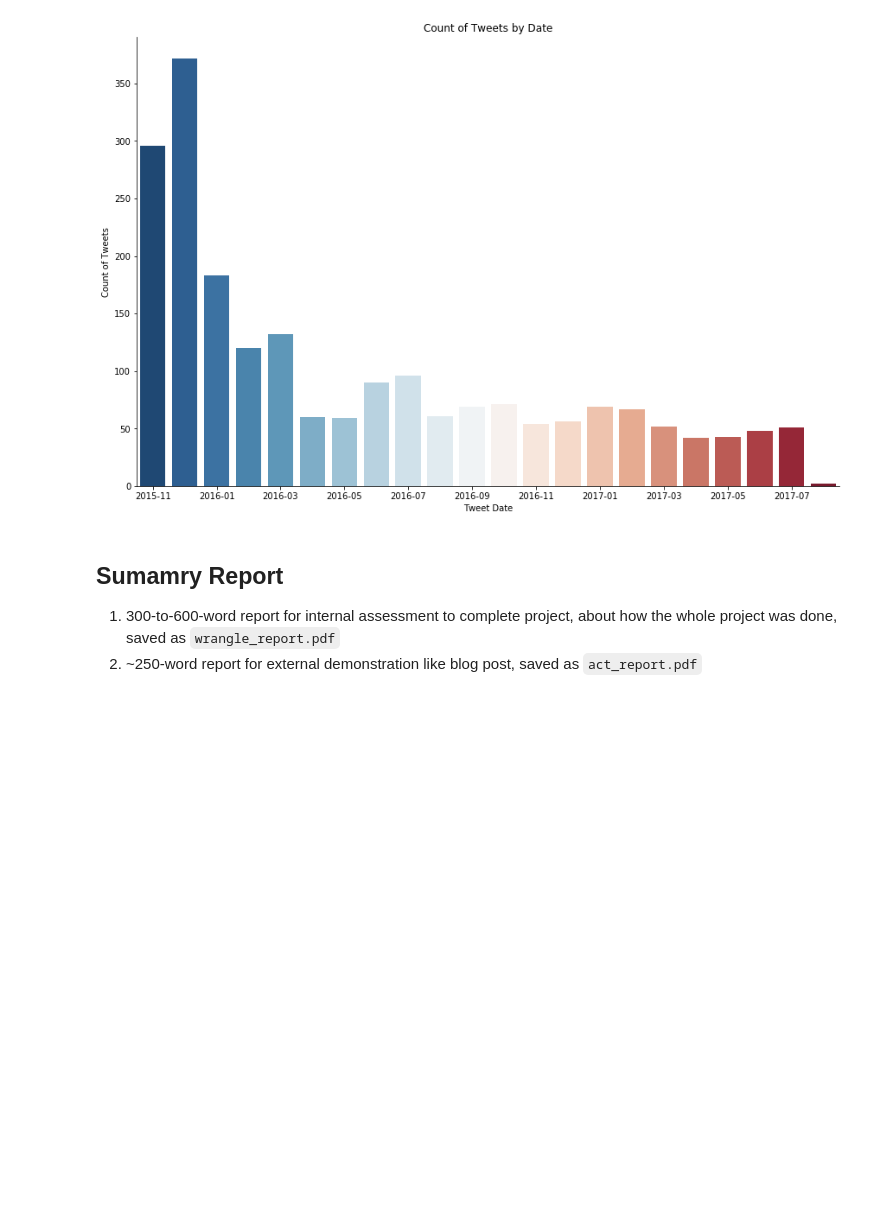
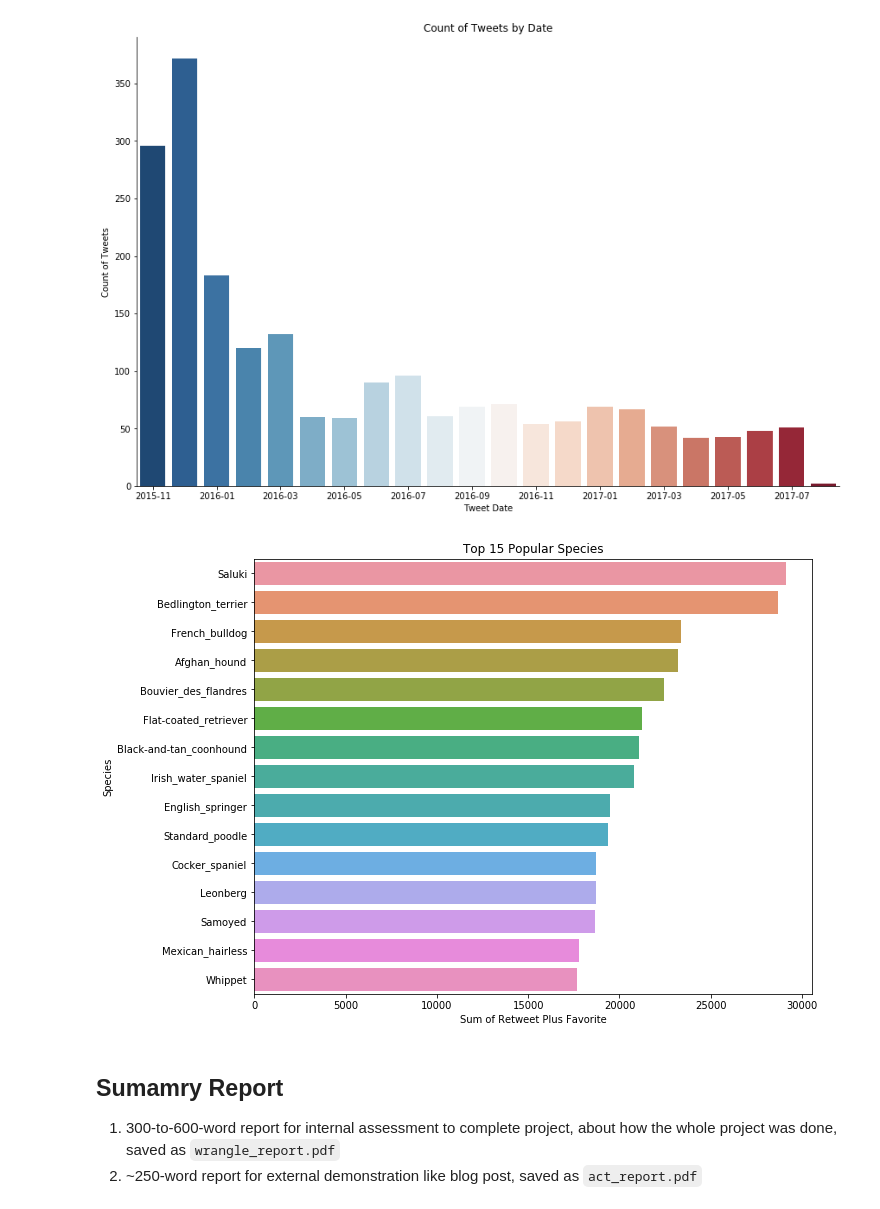
Before and after one commit to YestinYang/Learning-Path, a Jupyter notebook: Projects/WeRateDogs/wrangle_act.ipynb, the cells around one changed output. Cells and saved outputs as stored; diff of their text form; code cells hidden in the pictures; blank space fills up the shorter version.

Commit message:
feat: Complete visualization 2
Top 15 popular species

```diff
--- a/Projects/WeRateDogs/wrangle_act.ipynb
+++ b/Projects/WeRateDogs/wrangle_act.ipynb
@@ -767,3 +765,19 @@ Text(0.5,1,'Count of Tweets by Date')
+# %%
+### Favorite and retweet average counts by species (top 15) ###
+count_mean = (twitter_archive_master[['retweet_count', 'favorite_count', 'species']]
+              .groupby(['species']).mean().sum(axis=1).astype('int'))
+top_species = count_mean.nlargest(15)
+
+f, ax = plt.subplots(1, 1, figsize=(10, 8))
+
+g1 = sns.barplot(x=top_species, y=top_species.index, ax=ax)
+ax.set_title('Top 15 Popular Species')
+ax.set_xlabel('Sum of Retweet Plus Favorite')
+ax.set_ylabel('Species')
+
+plt.show()
+# %% [output]
+[figure, added]
 # %%
 ### Device type (source) of tweeting by time ###
 # %% [markdown]
```
Also changed, not shown: parts of 2 cells of this notebook.
